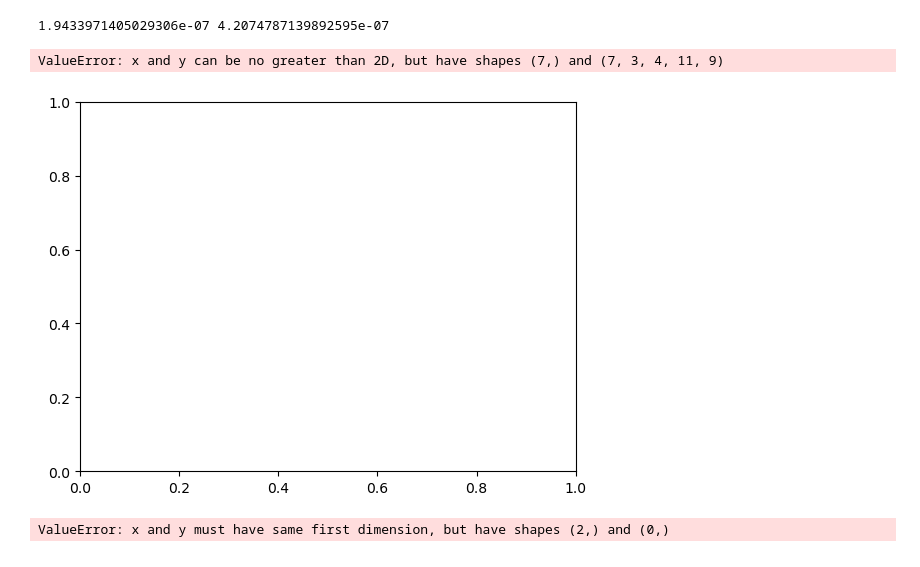
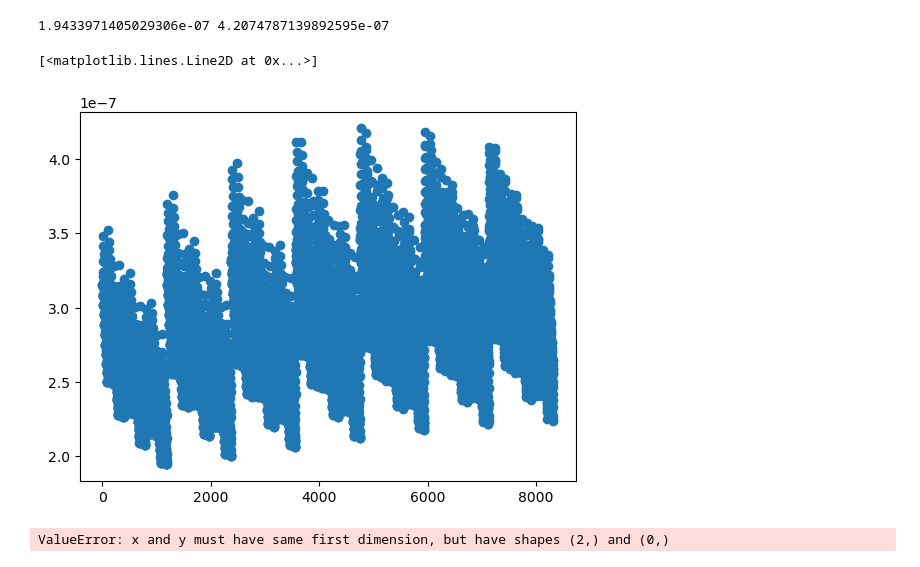
Before and after one commit to zzzxdzzz/Thermal_fit, a Jupyter notebook: Ganymed/Integrated_photometry-Ganymed.ipynb, the cells around one changed output. Saved outputs shown, nothing was run; the diff lists cells and outputs as text; code cells hidden in the pictures.

```diff
--- a/Ganymed/Integrated_photometry-Ganymed.ipynb
+++ b/Ganymed/Integrated_photometry-Ganymed.ipynb
@@ -1600,11 +1600,15 @@ No.    Name      Ver    Type      Cards   Dimensions   Format
 print(tb_model['FLUX'].data.min(), tb_model['FLUX'].data.max())
 # %% [output]
 1.9433971405029306e-07 4.2074787139892595e-07
-# %%
-plt.plot((tb_model['FLUX'].data / tb_model['FLUX'].data).flatten(), 'o')
-# %% [output]
-ValueError: x and y can be no greater than 2D, but have shapes (7,) and (7, 3, 4, 11, 9)
-[figure, removed]
+# %%
+
+plt.plot((tb_model['FLUX'].data).flatten(), 'o')
+
+
+# What is the best x value for showing the simulated light curve?
+# %% [output]
+[<matplotlib.lines.Line2D at 0x...>]
+[figure, added]
 # %%
 # lightcurve with fixed e, n, loss tan, but varying thermal inertia
 
```
Also changed, not shown: 2 other files.
